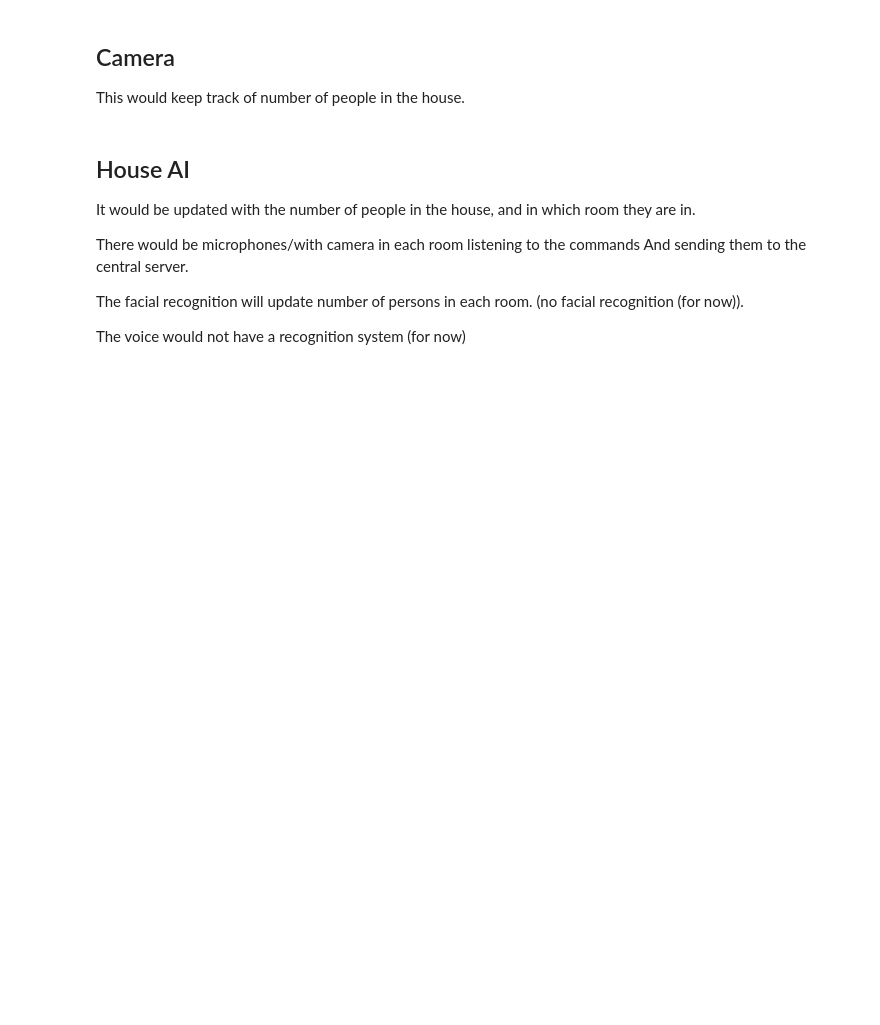
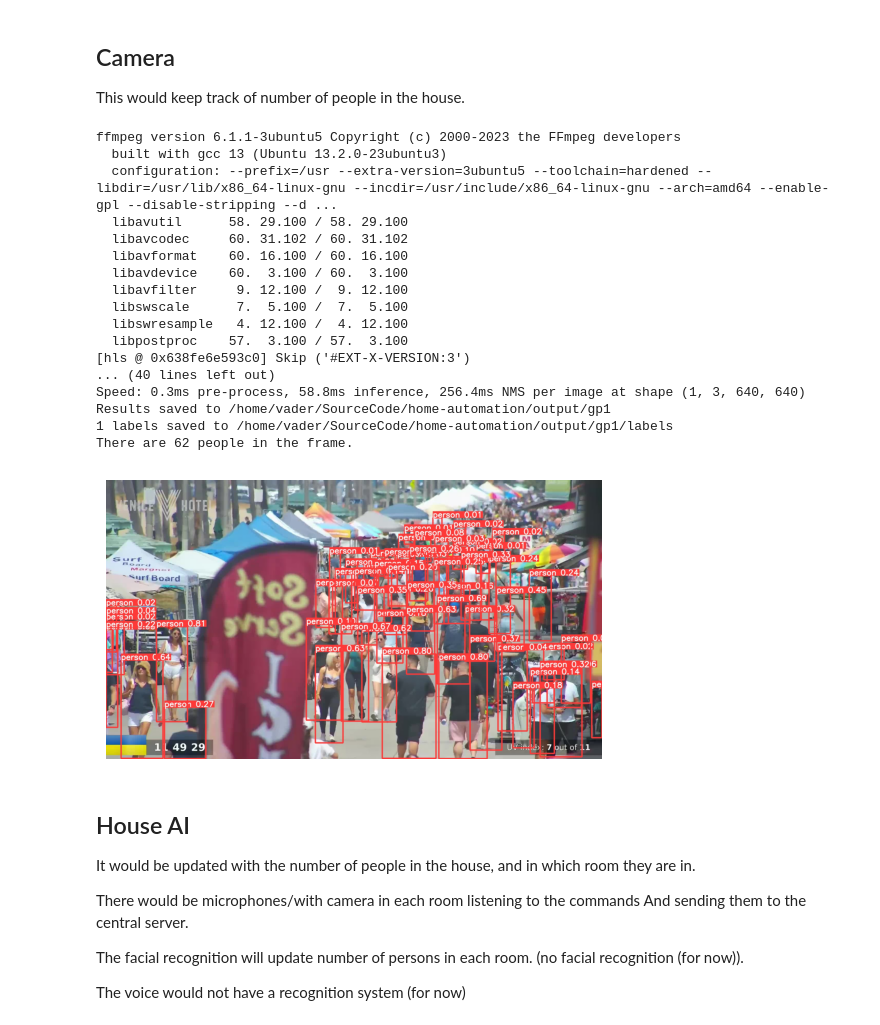
Before and after one commit to s0m3OnE47/home-automation, a Jupyter notebook: algorithm.ipynb, the cells around one changed output. Saved outputs shown, nothing was run; the diff lists cells and outputs as text; code cells hidden in the pictures; blank space fills up the shorter version.

Commit message:
person count recognition wip

```diff
--- a/algorithm.ipynb
+++ b/algorithm.ipynb
@@ -202,6 +189,64 @@ There would be a LED light strip for each room which would light up subtlely and
 ## Camera
 
 This would keep track of number of people in the house.
+# %%
+# Delete all files in the output folder
+import os
+import shutil
+from PIL import Image
+import matplotlib.pyplot as plt
+
+folder = '/home/vader/SourceCode/home-automation/output'
+for filename in os.listdir(folder):
+    file_path = os.path.join(folder, filename)
+    try:
+        if os.path.isfile(file_path) or os.path.islink(file_path):
+            os.unlink(file_path)
+        elif os.path.isdir(file_path):
+            shutil.rmtree(file_path)
+    except Exception as e:
+        print('Failed to delete %s. Reason: %s' % (file_path, e))
+
+!rm /home/vader/SourceCode/home-automation/input/venice.jpg
+
+!ffmpeg -i "$(yt-dlp -g 3LXQWU67Ufk | head -n 1)" -vframes 1 /home/vader/SourceCode/home-automation/input/venice.jpg
+
+!python /home/vader/SourceCode/yolov9/detect.py --weights /home/vader/SourceCode/yolov9/yolov9-e.pt --conf 0.01 --source /home/vader/SourceCode/home-automation/input/venice.jpg --device 0 --name gp1 --save-txt --save-conf --exist-ok --project /home/vader/SourceCode/home-automation/output --class 0
+
+# Count the number of lines in the venice.txt file
+folder = '/home/vader/SourceCode/home-automation/output/gp1/labels'
+filename = 'venice.txt'
+file_path = os.path.join(folder, filename)
+if os.path.isfile(file_path):
+    with open(file_path, 'r') as file:
+        line_count = sum(1 for line in file)
+        print(f"There are {line_count} people in the frame.")
+
+# Display the output image
+output_image_path = '/home/vader/SourceCode/home-automation/output/gp1/venice.jpg'
+output_image = Image.open(output_image_path)
+plt.imshow(output_image)
+plt.axis('off')
+plt.show()
+# %% [output]
+ffmpeg version 6.1.1-3ubuntu5 Copyright (c) 2000-2023 the FFmpeg developers
+  built with gcc 13 (Ubuntu 13.2.0-23ubuntu3)
+  configuration: --prefix=/usr --extra-version=3ubuntu5 --toolchain=hardened --libdir=/usr/lib/x86_64-linux-gnu --incdir=/usr/include/x86_64-linux-gnu --arch=amd64 --enable-gpl --disable-stripping --d ...
+  libavutil      58. 29.100 / 58. 29.100
+  libavcodec     60. 31.102 / 60. 31.102
+  libavformat    60. 16.100 / 60. 16.100
+  libavdevice    60.  3.100 / 60.  3.100
+  libavfilter     9. 12.100 /  9. 12.100
+  libswscale      7.  5.100 /  7.  5.100
+  libswresample   4. 12.100 /  4. 12.100
+  libpostproc    57.  3.100 / 57.  3.100
+[hls @ 0x638fe6e593c0] Skip ('#EXT-X-VERSION:3')
+... (40 lines left out)
+Speed: 0.3ms pre-process, 58.8ms inference, 256.4ms NMS per image at shape (1, 3, 640, 640)
+Results saved to /home/vader/SourceCode/home-automation/output/gp1
+1 labels saved to /home/vader/SourceCode/home-automation/output/gp1/labels
+There are 62 people in the frame.
+[figure, added]
 # %% [markdown]
 ## House AI
 
```
Also changed, not shown: parts of 1 cell of this notebook, 7 other files.
